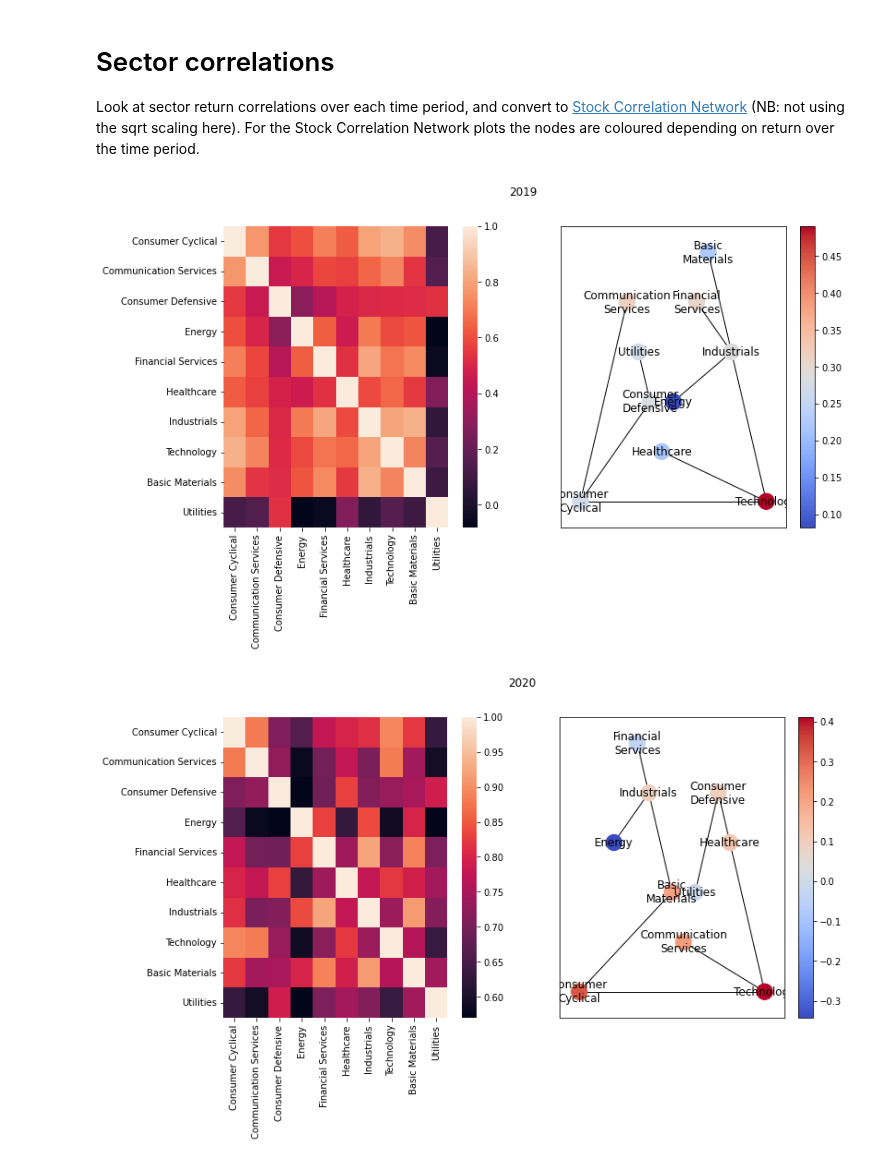
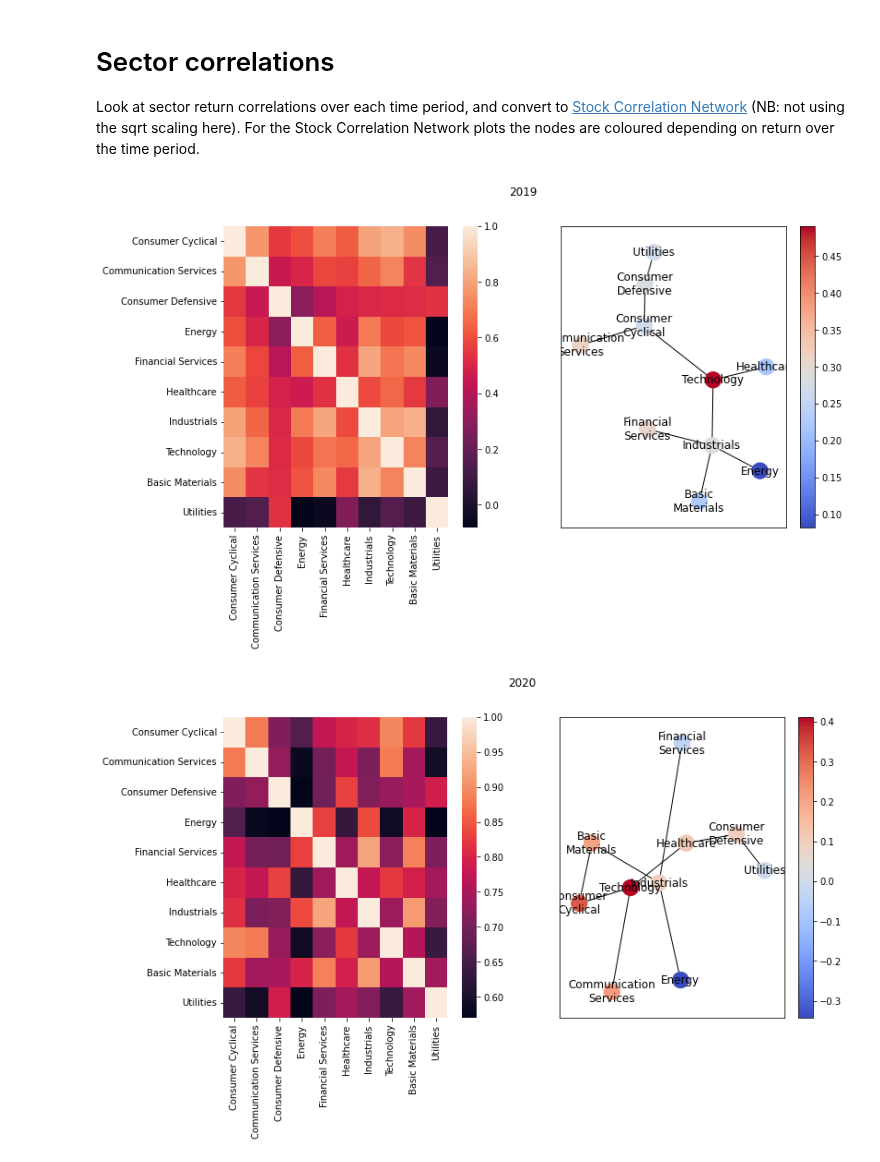
Before and after one commit to mattmcd/PyBayes, a Jupyter notebook: scripts/journal_20220819.ipynb, the cells around one changed output. Drawn from its saved outputs; the diff is of its cells as text; code cells hidden in the pictures.

```diff
--- a/scripts/journal_20220819.ipynb
+++ b/scripts/journal_20220819.ipynb
@@ -303,7 +303,7 @@ Name: 2022-08-19 00:00:00, dtype: float64
 # Sector correlations
 Look at sector return correlations over each time period, and convert to [Stock Correlation Network](https://www.wikiwand.com/en/Stock_correlation_network) (NB: not using the sqrt scaling here).  For the Stock Correlation Network plots the nodes are coloured depending on return over the time period.
 # %%
-def plot_sector_corr(df_s, start_date_str):
+def plot_sector_corr(df_s, start_date_str, pos=None):
     start_date = pd.to_datetime(start_date_str)
     end_date = start_date + pd.offsets.DateOffset(years=1)
     df_r = df_s.loc[start_date:end_date, :].pct_change().fillna(0)
@@ -320,7 +320,7 @@ def plot_sector_corr(df_s, start_date_str):
     # Colour with return over time period
     rets = (1 + df_r).prod().values - 1
     G_s = nx.minimum_spanning_tree(G)
-    pos = nx.layout.planar_layout(G_s)
+    pos = pos or nx.layout.spring_layout(G_s)
     cmap = 'coolwarm'
     vmin = min(rets)
     vmax=max(rets)
@@ -331,13 +331,13 @@ def plot_sector_corr(df_s, start_date_str):
     sm = plt.cm.ScalarMappable(cmap=cmap, norm=plt.Normalize(vmin = min(rets), vmax=max(rets)))
     sm._A = []
     plt.colorbar(sm, ax=ax[1])
-    return G
+    return G, pos
 # %%
-G = plot_sector_corr(df_s_p['Adj Close'], '2019')
+G, pos = plot_sector_corr(df_s_p['Adj Close'], '2019')
 # %% [output]
-[figure, old version]
+[figure, new version]
 # %%
-_ = plot_sector_corr(df_s_p['Adj Close'], '2020')
+_ = plot_sector_corr(df_s_p['Adj Close'], '2020', )
 # %% [output]
-[figure, old version]
+[figure, new version]
 # %%
```
Also changed, not shown: parts of 30 cells of this notebook.
